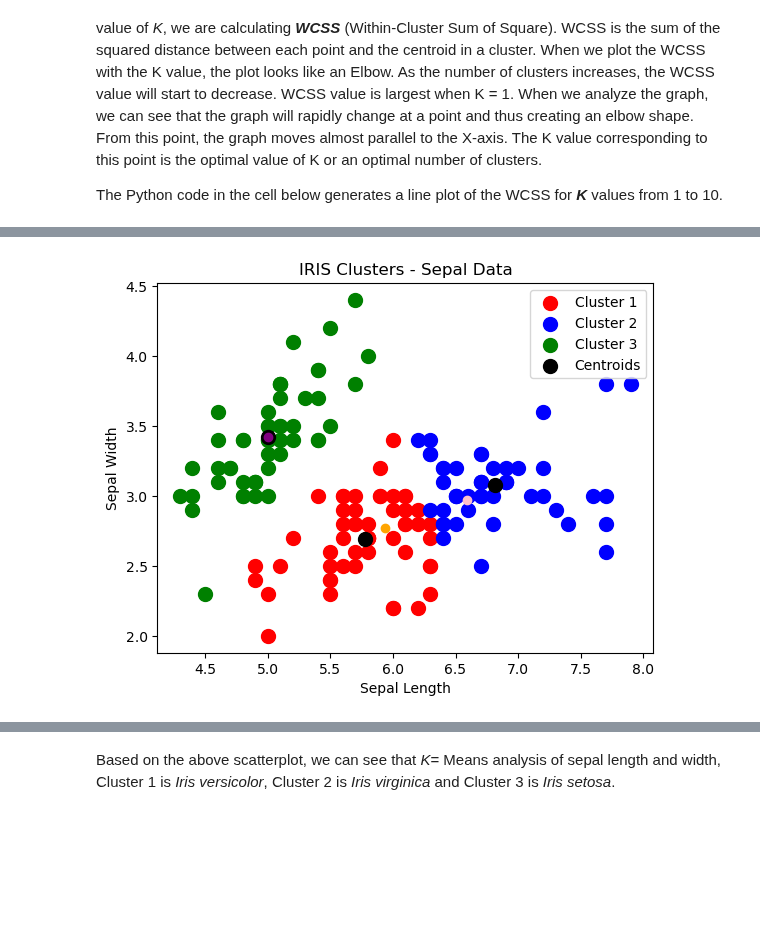
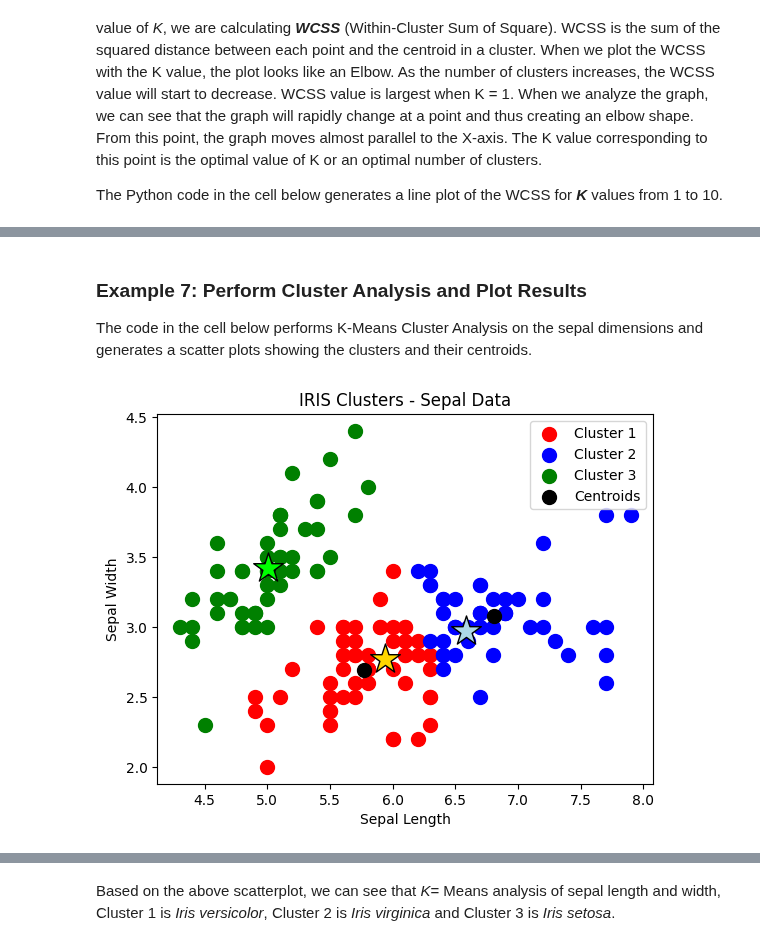
Before and after one commit to DavidSenseman/STA1403, a Jupyter notebook: Assignment_10.ipynb, the cells around one changed output, grey strips where cells are left out. Saved outputs shown, nothing was run; the diff lists cells and outputs as text; code cells hidden in the pictures; blank space fills up the shorter version.

```diff
--- a/Assignment_10.ipynb
+++ b/Assignment_10.ipynb
@@ -281,24 +317,41 @@ mean Virginica sepal length = 6.588 : mean sepal width = 2.974 mm: sepal length/
+# %% [markdown]
+### Example 7: Perform Cluster Analysis and Plot Results
+
+The code in the cell below performs K-Means Cluster Analysis on the sepal dimensions and generates a scatter plots showing the clusters and their centroids.
 # %%
-# Example
+# Example 7: Perform Cluster Analysis and Plot Results
 
-X = irisX[:, :2]
+
+import matplotlib.pyplot as plt
+import numpy as np
+
+# Define X as sepal dimensions
+X = irisX[:, 0:2]
 
 # Train K-Means Clusters
 kmeans = KMeans(n_clusters=3, init='k-means++', max_iter=300, n_init=10, random_state=0)
 y_kmeans = kmeans.fit_predict(X)
 
 # Create the visualization plot of the clusters
 plt.scatter(X[y_kmeans == 0, 0], X[y_kmeans == 0, 1], s = 100, c = 'red', label = 'Cluster 1')
 plt.scatter(X[y_kmeans == 1, 0], X[y_kmeans == 1, 1], s = 100, c = 'blue', label = 'Cluster 2')
 plt.scatter(X[y_kmeans == 2, 0], X[y_kmeans == 2, 1], s = 100, c = 'green', label = 'Cluster 3')
 plt.scatter(kmeans.cluster_centers_[:, 0], kmeans.cluster_centers_[:, 1], s = 100, c = 'black', label = 'Centroids')
-plt.scatter(avgSetosaSepalLen,avgSetosaSepalWid, c='purple')
-plt.scatter(avgVersicolorSepalLen,avgVersicolorSepalWid, c='orange')
-plt.scatter(avgVirginicaSepalLen,avgVirginicaSepalWid, c='pink')
+
+# Print location of average sepal length and width for each species as a star
+plt.scatter(avgSetosaSepalLen,avgSetosaSepalWid, marker='*', s=500, c='lime', edgecolor='black')
+plt.scatter(avgVersicolorSepalLen,avgVersicolorSepalWid, marker='*', s=500, c='gold', edgecolor='black')
+plt.scatter(avgVirginicaSepalLen,avgVirginicaSepalWid, marker='*', s=500, c='lightblue', edgecolor='black')
+
+# Print title and labels
 plt.title('IRIS Clusters - Sepal Data')
 plt.xlabel('Sepal Length')
 plt.ylabel('Sepal Width')
+
+# Print the legend
 plt.legend()
+
+# Show the plot
 plt.show()
 # %% [output]
-[figure, old version]
+[figure, new version]
```
Also changed, not shown: parts of 91 cells of this notebook.
